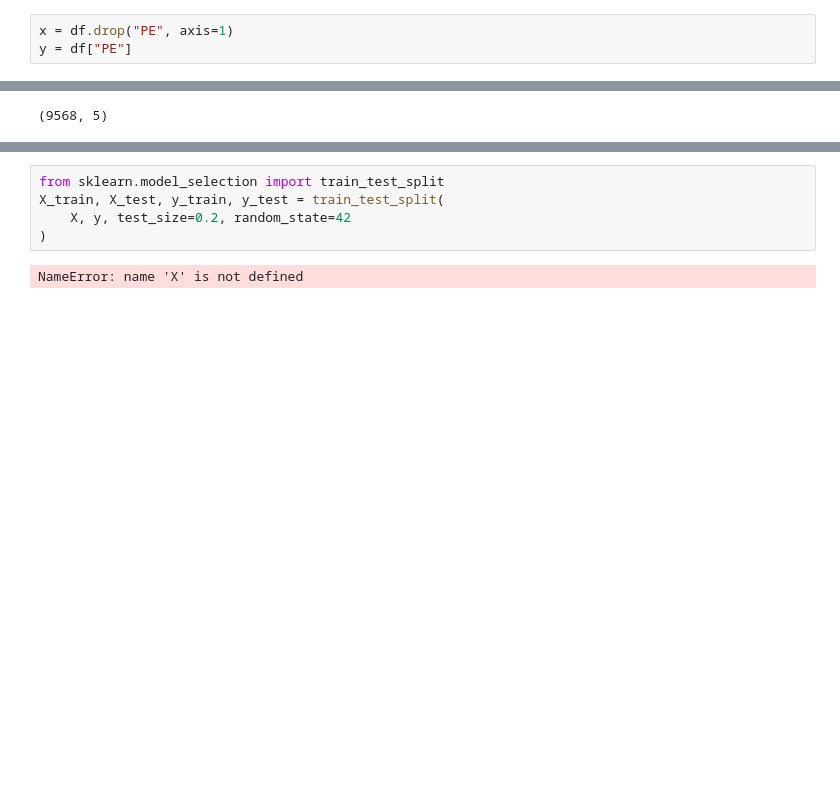
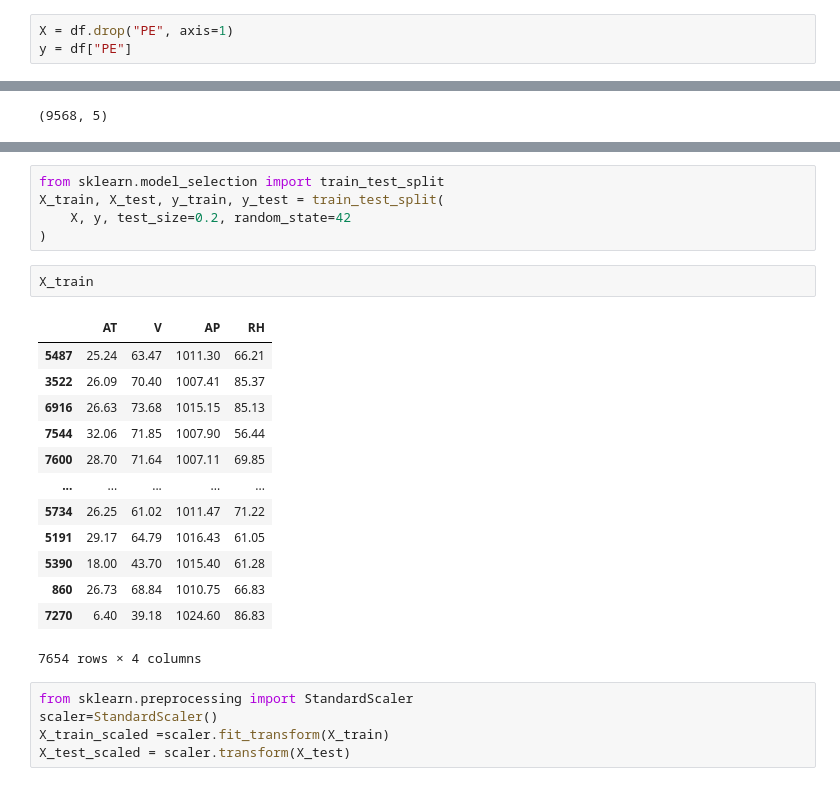
Before and after one commit to Saketbishnu/AI-ML-Journey, a Jupyter notebook: DeepLearning/DeepLearning3/ANN_Regression.ipynb, the cells around one changed output, grey strips where cells are left out. Drawn from its saved outputs; the diff is of its cells as text; blank space fills up the shorter version.

```diff
--- a/DeepLearning/DeepLearning3/ANN_Regression.ipynb
+++ b/DeepLearning/DeepLearning3/ANN_Regression.ipynb
@@ -24,6 +24,6 @@ RH    0
 PE    0
 dtype: int64
 # %%
-x = df.drop("PE", axis=1)
+X = df.drop("PE", axis=1)
 y = df["PE"]
 # %%
@@ -74,5 +65,24 @@ from sklearn.model_selection import train_test_split
 X_train, X_test, y_train, y_test = train_test_split(
     X, y, test_size=0.2, random_state=42
 )
-# %% [output]
-NameError: name 'X' is not defined
+# %%
+X_train
+# %% [output]
+|  | AT | V | AP | RH |
+| 5487 | 25.24 | 63.47 | 1011.30 | 66.21 |
+| 3522 | 26.09 | 70.40 | 1007.41 | 85.37 |
+| 6916 | 26.63 | 73.68 | 1015.15 | 85.13 |
+| 7544 | 32.06 | 71.85 | 1007.90 | 56.44 |
+| 7600 | 28.70 | 71.64 | 1007.11 | 69.85 |
+| ... | ... | ... | ... | ... |
+| 5734 | 26.25 | 61.02 | 1011.47 | 71.22 |
+| 5191 | 29.17 | 64.79 | 1016.43 | 61.05 |
+| 5390 | 18.00 | 43.70 | 1015.40 | 61.28 |
+| 860 | 26.73 | 68.84 | 1010.75 | 66.83 |
+| 7270 | 6.40 | 39.18 | 1024.60 | 86.83 |
+7654 rows × 4 columns
+# %%
+from sklearn.preprocessing import StandardScaler
+scaler=StandardScaler()
+X_train_scaled =scaler.fit_transform(X_train)
+X_test_scaled = scaler.transform(X_test)
```
Also changed, not shown: parts of 17 cells of this notebook, 1 other file.
